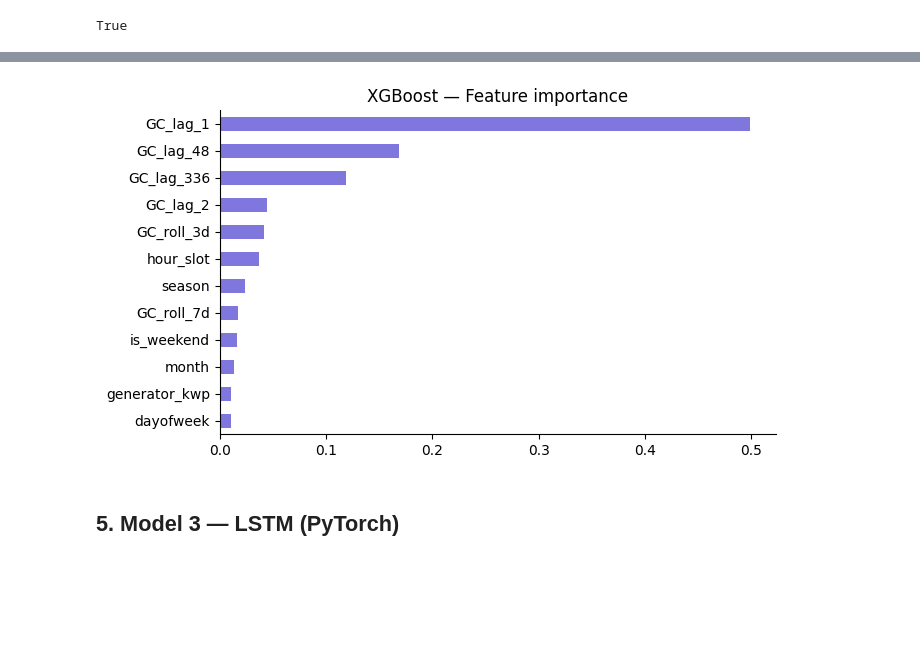
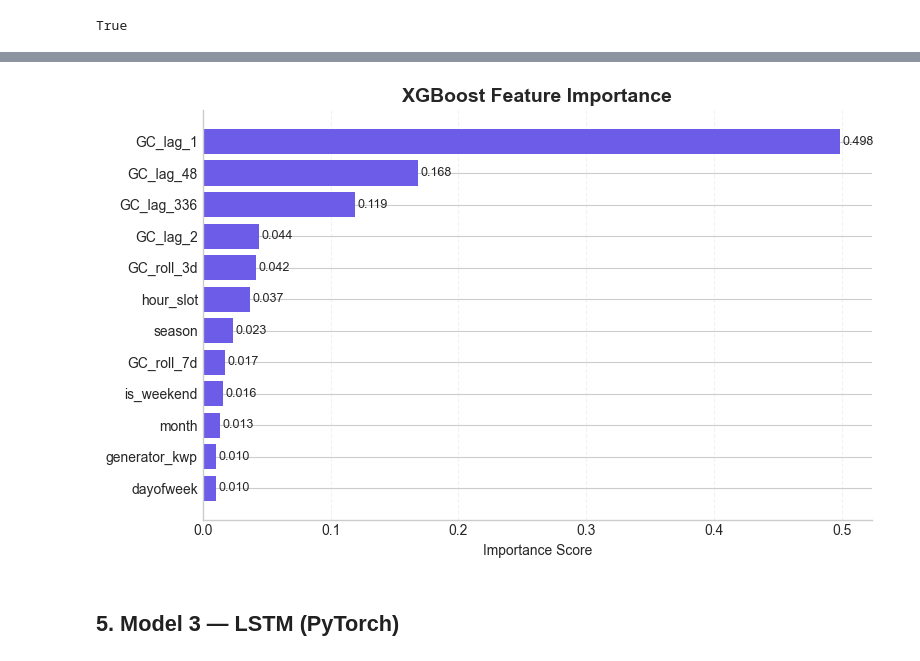
Before and after one commit to AnmolRajpoot25/Long_short_term_load_forcasting, a Jupyter notebook: Notebooks/02_models_comparison.ipynb, the cells around one changed output, grey strips where cells are left out. Drawn from its saved outputs; the diff is of its cells as text; code cells hidden in the pictures; blank space fills up the shorter version.

```diff
--- a/Notebooks/02_models_comparison.ipynb
+++ b/Notebooks/02_models_comparison.ipynb
@@ -91,11 +110,16 @@ Random Forest         RMSE=0.2664  MAE=0.1418  R²=0.5047
 # %%
-# Feature importance
-imp = pd.Series(rf.feature_importances_, index=present).sort_values(ascending=True).tail(12)
-fig, ax = plt.subplots(figsize=(7, 4))
-imp.plot(kind="barh", ax=ax, color="#378ADD")
-ax.set_title("Random Forest — Feature importance")
-ax.spines[["top","right"]].set_visible(False)
-plt.tight_layout()
-plt.savefig(os.path.join(RESULTS_DIR, "rf_feature_importance.png"), dpi=150)
-plt.show()
+# Better RF feature importance
+imp = pd.Series(rf.feature_importances_, index=present).sort_values(ascending=False).head(12)
+
+fig, ax = plt.subplots(figsize=(8, 5))
+bars = ax.barh(imp.index[::-1], imp.values[::-1], color=CHART_COLORS["Random Forest"])
+ax.set_title("Random Forest Feature Importance", fontsize=14, weight="bold")
+ax.set_xlabel("Importance Score")
+ax.spines[["top", "right"]].set_visible(False)
+ax.grid(axis="x", linestyle="--", alpha=0.25)
+
+for i, v in enumerate(imp.values[::-1]):
+    ax.text(v + 0.002, i, f"{v:.3f}", va="center", fontsize=9)
+
+final_plot("rf_feature_importance.png")
 # %% [output]
@@ -148,16 +172,22 @@ print("✅ Model saved.")
 XGBoost               RMSE=0.2632  MAE=0.1429  R²=0.5166
 ✅ Model saved.
 # %%
-imp_xgb = pd.Series(xgb.feature_importances_, index=present).sort_values(ascending=True).tail(12)
-fig, ax = plt.subplots(figsize=(7, 4))
-imp_xgb.plot(kind="barh", ax=ax, color="#7F77DD")
-ax.set_title("XGBoost — Feature importance")
-ax.spines[["top","right"]].set_visible(False)
-plt.tight_layout()
-plt.savefig(os.path.join(RESULTS_DIR, "xgb_feature_importance.png"), dpi=150)
-plt.show()
+# Better XGBoost feature importance
+imp_xgb = pd.Series(xgb.feature_importances_, index=present).sort_values(ascending=False).head(12)
+
+fig, ax = plt.subplots(figsize=(8, 5))
+bars = ax.barh(imp_xgb.index[::-1], imp_xgb.values[::-1], color=CHART_COLORS["XGBoost"])
+ax.set_title("XGBoost Feature Importance", fontsize=14, weight="bold")
+ax.set_xlabel("Importance Score")
+ax.spines[["top", "right"]].set_visible(False)
+ax.grid(axis="x", linestyle="--", alpha=0.25)
+
+for i, v in enumerate(imp_xgb.values[::-1]):
+    ax.text(v + 0.002, i, f"{v:.3f}", va="center", fontsize=9)
+
+final_plot("xgb_feature_importance.png")
 # %% [output]
-[figure, old version]
+[figure, new version]
 # %% [markdown]
 ## 5. Model 3 — LSTM (PyTorch)
 # %%
```
Also changed, not shown: parts of 11 cells of this notebook, 2 other files.
